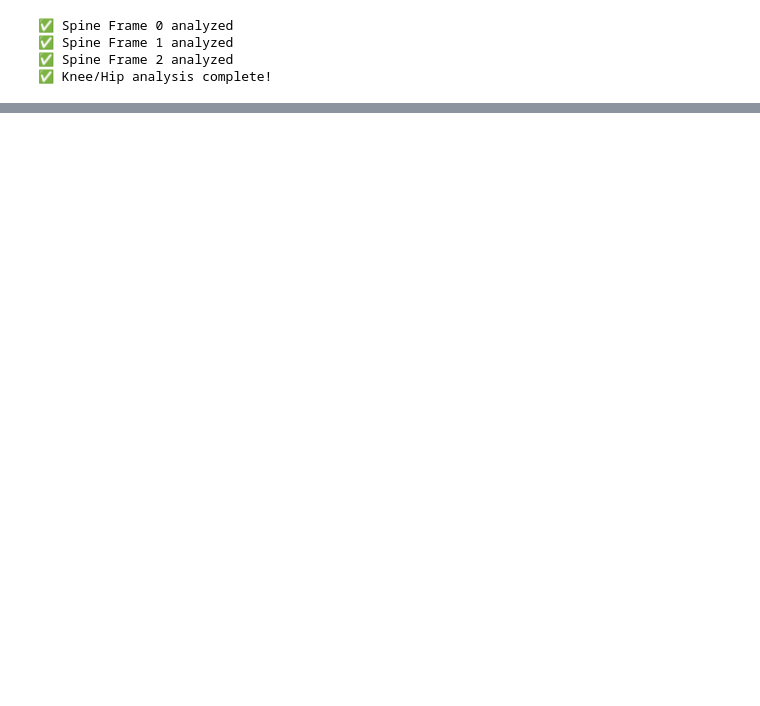
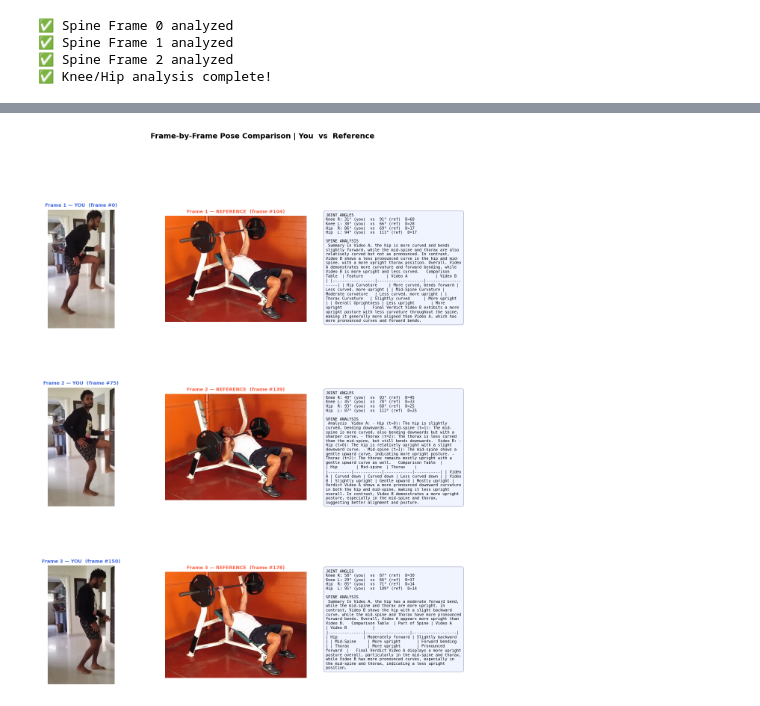
Before and after one commit to abindeva511/buddycoach, a Jupyter notebook: test_final3_clean_v3.ipynb, the cells around one changed output, grey strips where cells are left out. Saved outputs shown, nothing was run; the diff lists cells and outputs as text; code cells hidden in the pictures; blank space fills up the shorter version.

```diff
--- a/test_final3_clean_v3.ipynb
+++ b/test_final3_clean_v3.ipynb
@@ -368,12 +155,10 @@ def compute_knee_angle(hip, knee, foot):
 def compute_hip_angle(hip, knee, spine):
     return compute_angle_between_vectors(spine - hip, knee - hip)
 
-# Joint index constants
 HIP_IDX, RHIP_IDX, RKNEE_IDX, RFOOT_IDX = 0, 1, 2, 3
 LHIP_IDX, LKNEE_IDX, LFOOT_IDX, SPINE_IDX = 4, 5, 6, 7
 
 leg_angle_results = {}
-
 for frame_idx in range(n_selected):
     pose_A = A_overlapped[selected_frame_positions[frame_idx]]
     pose_B = B_overlapped[selected_frame_positions[frame_idx]]
@@ -382,7 +167,6 @@ for frame_idx in range(n_selected):
     rknee_B = compute_knee_angle(pose_B[RHIP_IDX], pose_B[RKNEE_IDX], pose_B[RFOOT_IDX])
     rhip_A  = compute_hip_angle(pose_A[HIP_IDX],  pose_A[RHIP_IDX],  pose_A[SPINE_IDX])
     rhip_B  = compute_hip_angle(pose_B[HIP_IDX],  pose_B[RHIP_IDX],  pose_B[SPINE_IDX])
-
     lknee_A = compute_knee_angle(pose_A[LHIP_IDX], pose_A[LKNEE_IDX], pose_A[LFOOT_IDX])
     lknee_B = compute_knee_angle(pose_B[LHIP_IDX], pose_B[LKNEE_IDX], pose_B[LFOOT_IDX])
     lhip_A  = compute_hip_angle(pose_A[HIP_IDX],  pose_A[LHIP_IDX],  pose_A[SPINE_IDX])
@@ -394,15 +178,6 @@ for frame_idx in range(n_selected):
         'left_knee':  {'A': lknee_A, 'B': lknee_B, 'diff': abs(lknee_A - lknee_B)},
         'left_hip':   {'A': lhip_A,  'B': lhip_B,  'diff': abs(lhip_A  - lhip_B)},
     }
-
-    label = lambda d: "✓ Similar" if d < 5 else ("→ Slight" if d < 15 else "⚠️ Significant")
-    print(f"\nFrame {frame_idx}")
-    print(f"  R-Knee: A={rknee_A:.1f}° B={rknee_B:.1f}° Δ={abs(rknee_A-rknee_B):.1f}° {label(abs(rknee_A-rknee_B))}")
-    print(f"  R-Hip:  A={rhip_A:.1f}°  B={rhip_B:.1f}°  Δ={abs(rhip_A-rhip_B):.1f}°  {label(abs(rhip_A-rhip_B))}")
-    print(f"  L-Knee: A={lknee_A:.1f}° B={lknee_B:.1f}° Δ={abs(lknee_A-lknee_B):.1f}° {label(abs(lknee_A-lknee_B))}")
-    print(f"  L-Hip:  A={lhip_A:.1f}°  B={lhip_B:.1f}°  Δ={abs(lhip_A-lhip_B):.1f}°  {label(abs(lhip_A-lhip_B))}")
-
-print("\n✅ Leg joint angle analysis complete!")
 # %% [output]
 Frame 0
   R-Knee: A=30.5° B=90.9° Δ=60.4° ⚠️ Significant
@@ -728,0 +242,76 @@ SyntaxError: positional argument follows keyword argument (497946939.py, line 17
+# %%
+import matplotlib.pyplot as plt
+import matplotlib.gridspec as gridspec
+import textwrap, cv2, tempfile, os
+
+USER_VIDEO_KEY = "uploads/5549d0d2-6653-4e02-a0ec-297182a4e34b/8c77726e-e023-472a-be7d-16427392fcf5_real.mp4"
+REF_VIDEO_KEY  = "uploads/5549d0d2-6653-4e02-a0ec-297182a4e34b/32dc046c-a96d-4a76-a005-1b4c878f2206_Bench_Press_reference.mp4"
+
+def download_video_to_tmp(s3_key, label):
+    tmp = tempfile.NamedTemporaryFile(suffix=".mp4", delete=False)
+    s3.download_fileobj(S3_BUCKET, s3_key, tmp)
+    tmp.flush()
+    return tmp.name
+
+def extract_frame(video_path, frame_idx):
+    cap = cv2.VideoCapture(video_path)
+    cap.set(cv2.CAP_PROP_POS_FRAMES, frame_idx)
+    ret, frame = cap.read()
+    cap.release()
+    return cv2.cvtColor(frame, cv2.COLOR_BGR2RGB) if ret else np.zeros((100, 100, 3), dtype=np.uint8)
+
+user_video_path = download_video_to_tmp(USER_VIDEO_KEY, "user video")
+ref_video_path  = download_video_to_tmp(REF_VIDEO_KEY,  "reference video")
+
+actual_user_frames = [overlapped_a_indices[i] for i in selected_frame_positions]
+actual_ref_frames  = [overlapped_b_indices[i] for i in selected_frame_positions]
+
+fig = plt.figure(figsize=(18, n_selected * 5.5))
+fig.suptitle("Frame-by-Frame Pose Comparison | You  vs  Reference",
+             fontsize=14, fontweight='bold', y=1.005)
+
+for fi in range(n_selected):
+    img_user = extract_frame(user_video_path, actual_user_frames[fi])
+    img_ref  = extract_frame(ref_video_path,  actual_ref_frames[fi])
+
+    ang = leg_angle_results[fi]
+    angle_text = (
+        f"Knee R: {ang['right_knee']['A']:.0f}° (you)  vs  {ang['right_knee']['B']:.0f}° (ref)  D={ang['right_knee']['diff']:.0f}\n"
+        f"Knee L: {ang['left_knee']['A']:.0f}° (you)  vs  {ang['left_knee']['B']:.0f}° (ref)  D={ang['left_knee']['diff']:.0f}\n"
+        f"Hip  R: {ang['right_hip']['A']:.0f}° (you)  vs  {ang['right_hip']['B']:.0f}° (ref)  D={ang['right_hip']['diff']:.0f}\n"
+        f"Hip  L: {ang['left_hip']['A']:.0f}° (you)  vs  {ang['left_hip']['B']:.0f}° (ref)  D={ang['left_hip']['diff']:.0f}\n"
+    )
+    spine_text = spine_llm_results[fi]['analysis'] if fi < len(spine_llm_results) else "(no analysis)"
+    spine_text = spine_text.replace("**", "").replace("###", "").replace("##", "")
+
+    outer_gs = gridspec.GridSpec(n_selected, 1, figure=fig, hspace=0.5)[fi]
+    gs = gridspec.GridSpecFromSubplotSpec(1, 3, subplot_spec=outer_gs,
+                                          width_ratios=[2, 2, 3], wspace=0.08)
+
+    ax_u = fig.add_subplot(gs[0])
+    ax_r = fig.add_subplot(gs[1])
+    ax_t = fig.add_subplot(gs[2])
+
+    ax_u.imshow(img_user)
+    ax_u.set_title(f"Frame {fi+1} — YOU  (frame #{actual_user_frames[fi]})",
+                   fontsize=9, fontweight='bold', color='royalblue')
+    ax_u.axis('off')
+
+    ax_r.imshow(img_ref)
+    ax_r.set_title(f"Frame {fi+1} — REFERENCE  (frame #{actual_ref_frames[fi]})",
+                   fontsize=9, fontweight='bold', color='tomato')
+    ax_r.axis('off')
+
+    ax_t.axis('off')
+    combined = f"JOINT ANGLES\n{angle_text}\nSPINE ANALYSIS\n{textwrap.fill(spine_text, width=58)}"
+    ax_t.text(0.03, 0.97, combined, transform=ax_t.transAxes,
+              fontsize=7.5, verticalalignment='top', fontfamily='monospace',
+              bbox=dict(boxstyle='round,pad=0.6', facecolor='#f0f4ff',
+                        edgecolor='#aaaacc', alpha=0.95))
+
+plt.savefig("pose_comparison_frames.png", dpi=150, bbox_inches='tight')
+plt.show()
+
+os.unlink(user_video_path)
+os.unlink(ref_video_path)
+# %% [output]
@@ -728,0 +325 @@ SyntaxError: positional argument follows keyword argument (497946939.py, line 17
+[figure, added]
```
Also changed, not shown: parts of 18 cells of this notebook, 14 other files.
